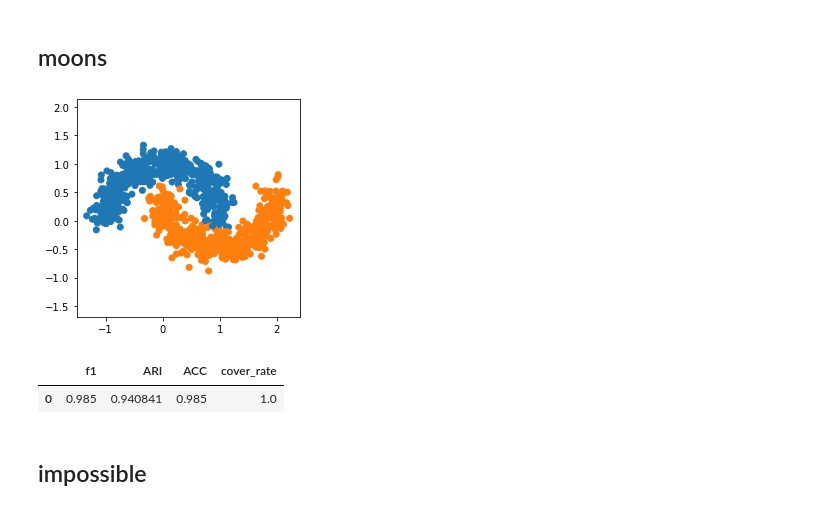
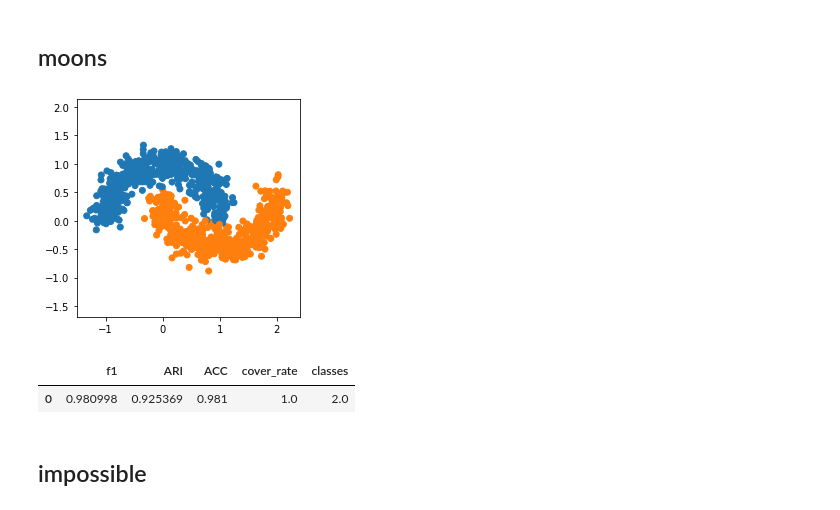
Before and after one commit to gaozhangyang/GIT, a Jupyter notebook: ex1_toy/experiments.ipynb, the cells around one changed output. Drawn from its saved outputs; the diff is of its cells as text; code cells hidden in the pictures.

```diff
--- a/ex1_toy/experiments.ipynb
+++ b/ex1_toy/experiments.ipynb
@@ -61,9 +71,9 @@ X,Y_true=DataLoader.load('circles')
 Y_pred=api.DGSFC.fit(  X,
                   K_d=20,
                   K_s=20,
-                  alpha=0.4,
+                  alpha=0.2,
                   epsilon=0,
-                  plot=False,
+                  plot=True,
                  )
 plot_tools.autoPlot(X,Y_pred)
 
@@ -80,23 +95,23 @@ result
 # %%
 X,Y_true=DataLoader.load('moons')
 
 Y_pred=api.DGSFC.fit(  X,
-                  K_d=30,
-                  K_s=20,
-                  alpha=0.3,
+                  K_d=50,
+                  K_s=40,
+                  alpha=0.1,
                   epsilon=0,
                   plot=False,
                  )
 plot_tools.autoPlot(X,Y_pred)
 
 Y_pred,Y_true=matchY(Y_pred,Y_true)
 
 result=measures_calculator(Y_true, Y_pred)
 result
 # %% [output]
-[figure, old version]
+[figure, new version]
-|  | f1 | ARI | ACC | cover_rate |
-| 0 | 0.985 | 0.940841 | 0.985 | 1.0 |
+|  | f1 | ARI | ACC | cover_rate | classes |
+| 0 | 0.980998 | 0.925369 | 0.981 | 1.0 | 2.0 |
 # %% [markdown]
 ## impossible
 # %%
```
Also changed, not shown: parts of 4 cells of this notebook, 1 other file.
